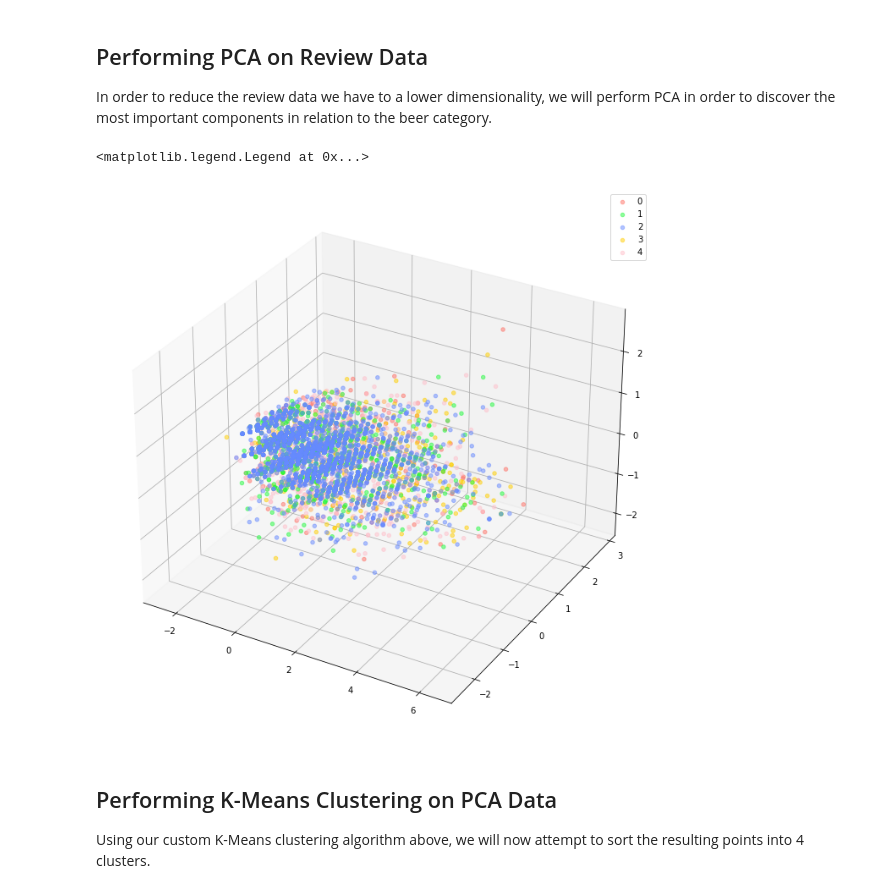
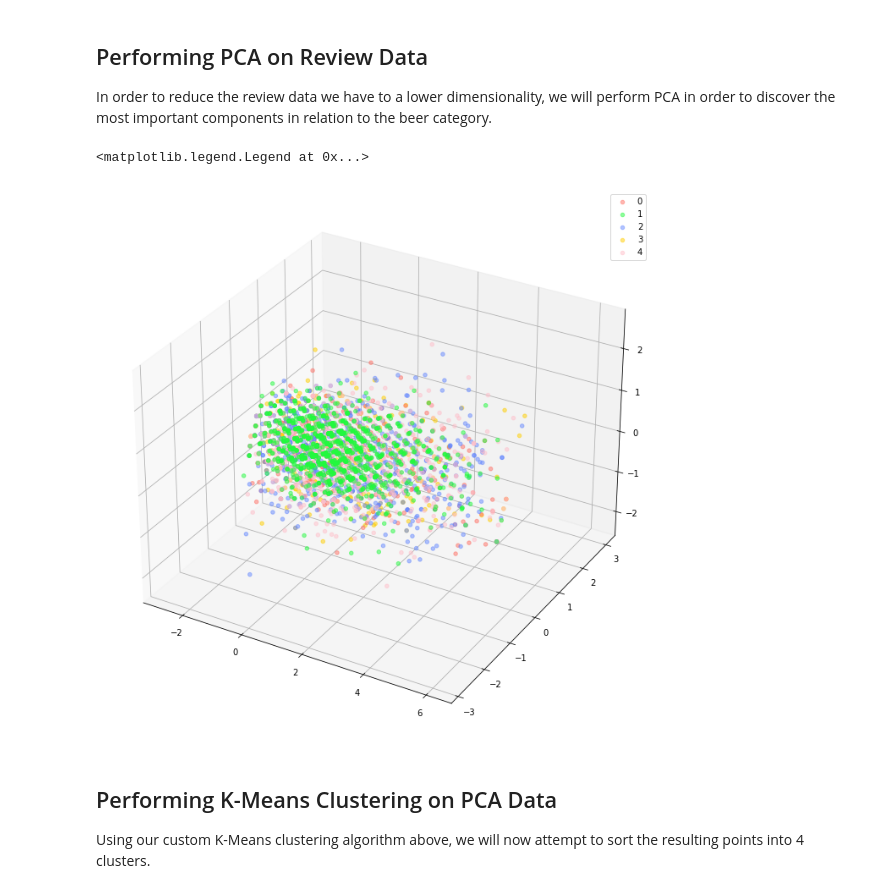
Before and after one commit to mlmabie/COGS-118B_final, a Jupyter notebook: final_organized.ipynb, the cells around one changed output. Saved outputs shown, nothing was run; the diff lists cells and outputs as text; code cells hidden in the pictures.

```diff
--- a/final_organized.ipynb
+++ b/final_organized.ipynb
@@ -47,8 +47,8 @@ class kMeans:
 First, we import our dataset into the notebook. In order to run this on your local machine, change the file location variable to the path of the beer_reviews file.
 # %%
 #file_location = ('~/COGS118Final/beer_reviews.csv')
-#file_location = ('C:/Users/derek/Desktop/118b/final/beer_reviews.csv')
-file_location = ('./beer_reviews.csv')
+file_location = ('C:/Users/derek/Desktop/118b/final/beer_reviews.csv')
+#file_location = ('./beer_reviews.csv')
 df = pd.read_csv(file_location)
 df.head()
 # %% [output]
@@ -119,32 +120,32 @@ In order to reduce the review data we have to a lower dimensionality, we will pe
 # %%
 # Separate all review columns into 'X'
 X = df[['review_overall', 'review_aroma', 'review_appearance', 'review_palate', 'review_taste']]
 
 # Separate beer category column into 'Y'
 Y = df['beer_category']
 
 # Select every 150th row for 1500000 to get 10000, avoiding bias of original set
 Xa = X[:1500000].iloc[::150, :]
-Ya = Y[:1500000].iloc[::150].reset_index()
+Ya = Y[:1500000].iloc[::150].reset_index()['beer_category']
 
 # Use PCA to reduce to 3 principal components, and graph results
 fig = plt.figure(figsize=(12,9))
 ax = Axes3D(fig)
 pca = decomposition.PCA(n_components=3)
 pca.fit(Xa)
 X1 = pca.transform(Xa)
 
 # recombine to color code graph
 graphdf = pd.DataFrame(X1).join(Ya)
 colors = ['#FF7267','#22FA3E','#678AFF','#FFCF00', '#FFC0CB']
 
 for i in range(5):
     temp = graphdf.where(Y==i).dropna()
     ax.scatter(temp[0], temp[1], temp[2], c=colors[i], label=i, alpha = .5)
 ax.legend()
 # %% [output]
 <matplotlib.legend.Legend at 0x...>
-[figure, old version]
+[figure, new version]
 # %% [markdown]
 ## Performing K-Means Clustering on PCA Data ##
 
```
Also changed, not shown: parts of 3 cells of this notebook.
